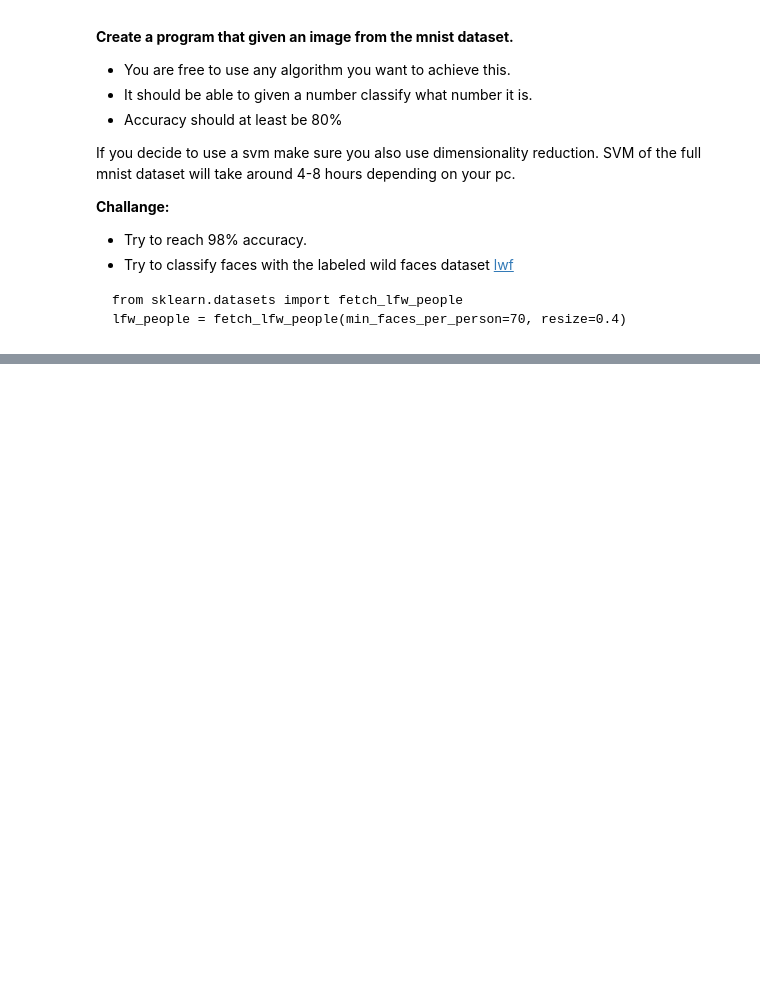
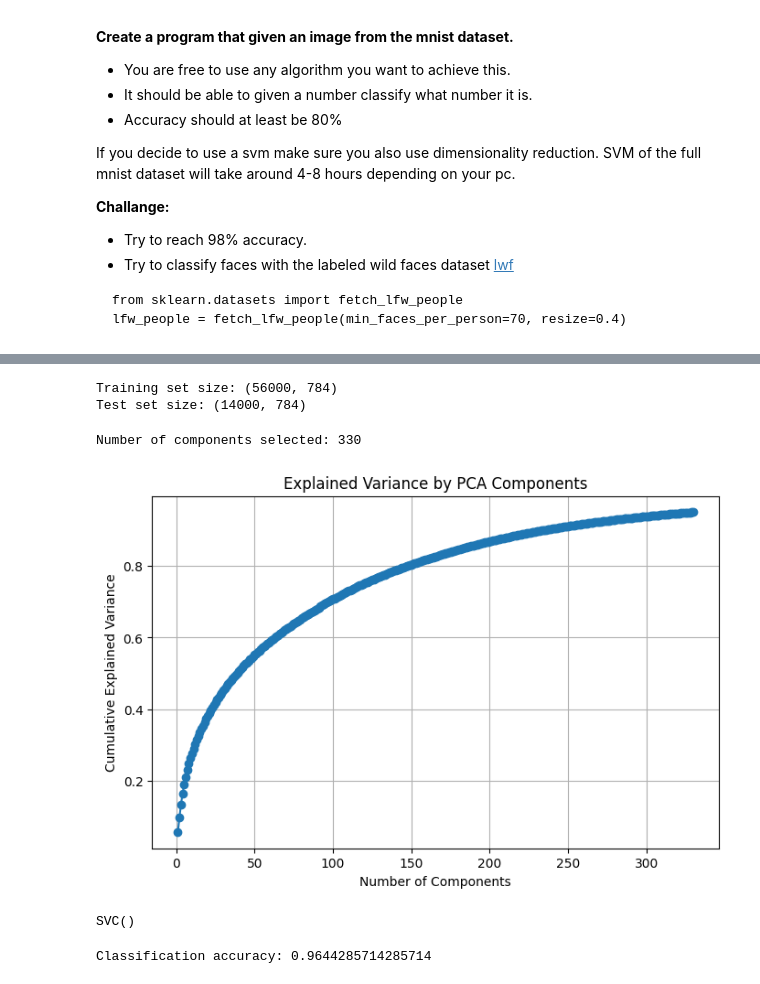
Before and after one commit to alpacfer/pfas, a Jupyter notebook: week8/WeeklyProject.ipynb, the cells around one changed output, grey strips where cells are left out. Cells and saved outputs as stored; diff of their text form; code cells hidden in the pictures; blank space fills up the shorter version.

```diff
--- a/week8/WeeklyProject.ipynb
+++ b/week8/WeeklyProject.ipynb
@@ -72,0 +63,47 @@ show_some_digits(images, targets, 12)
+# %%
+# Prepare data for training
+X_train, X_test, y_train, y_test = train_test_split(
+    images, targets, test_size=0.2, random_state=42)
+print(f"Training set size: {X_train.shape}")
+print(f"Test set size: {X_test.shape}")
+# %% [output]
+Training set size: (56000, 784)
+Test set size: (14000, 784)
+# %%
+# Scale the data
+scaler = StandardScaler()
+X_train_scaled = scaler.fit_transform(X_train)
+X_test_scaled = scaler.transform(X_test)
+# %%
+# Reduce dimensionality with PCA
+pca = PCA(n_components=0.95)  # Retain 95% of variance
+X_train_pca = pca.fit_transform(X_train_scaled)
+X_test_pca = pca.transform(X_test_scaled)
+print("Number of components selected:", pca.n_components_)
+# %% [output]
+Number of components selected: 330
+# %%
+# Visualize explained variance
+explained_variance = pca.explained_variance_ratio_.cumsum()
+plt.figure(figsize=(8, 5))
+plt.plot(np.arange(len(explained_variance)) + 1, explained_variance, marker='o')
+plt.xlabel('Number of Components')
+plt.ylabel('Cumulative Explained Variance')
+plt.title('Explained Variance by PCA Components')
+plt.grid(True)
+plt.show()
+# %% [output]
+[figure, added]
+# %%
+# Train SVM classifier
+classifier = svm.SVC(kernel='rbf', gamma='scale', C=1.0)
+classifier.fit(X_train_pca, y_train)
+# %% [output]
+SVC()
+# %%
+# Evaluate classifier
+y_pred = classifier.predict(X_test_pca)
+accuracy = metrics.accuracy_score(y_test, y_pred)
+print("Classification accuracy:", accuracy)
+# %% [output]
+Classification accuracy: 0.9644285714285714
```
Also changed, not shown: parts of 7 cells of this notebook, 19 other files.
